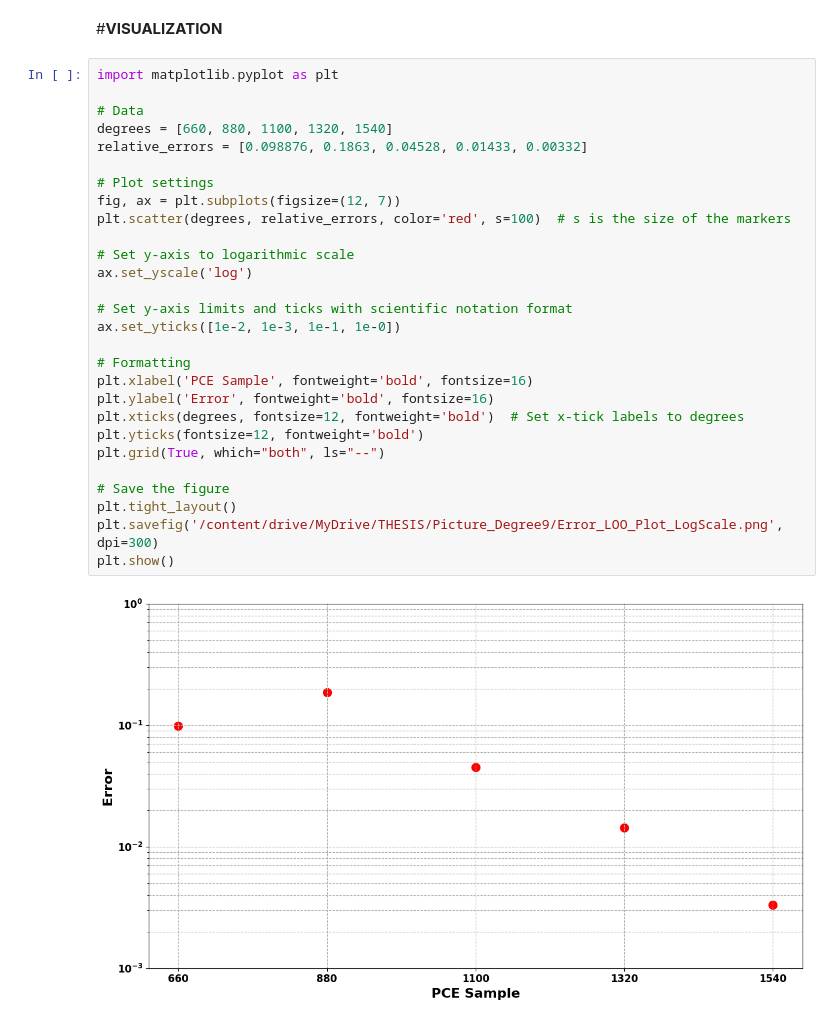
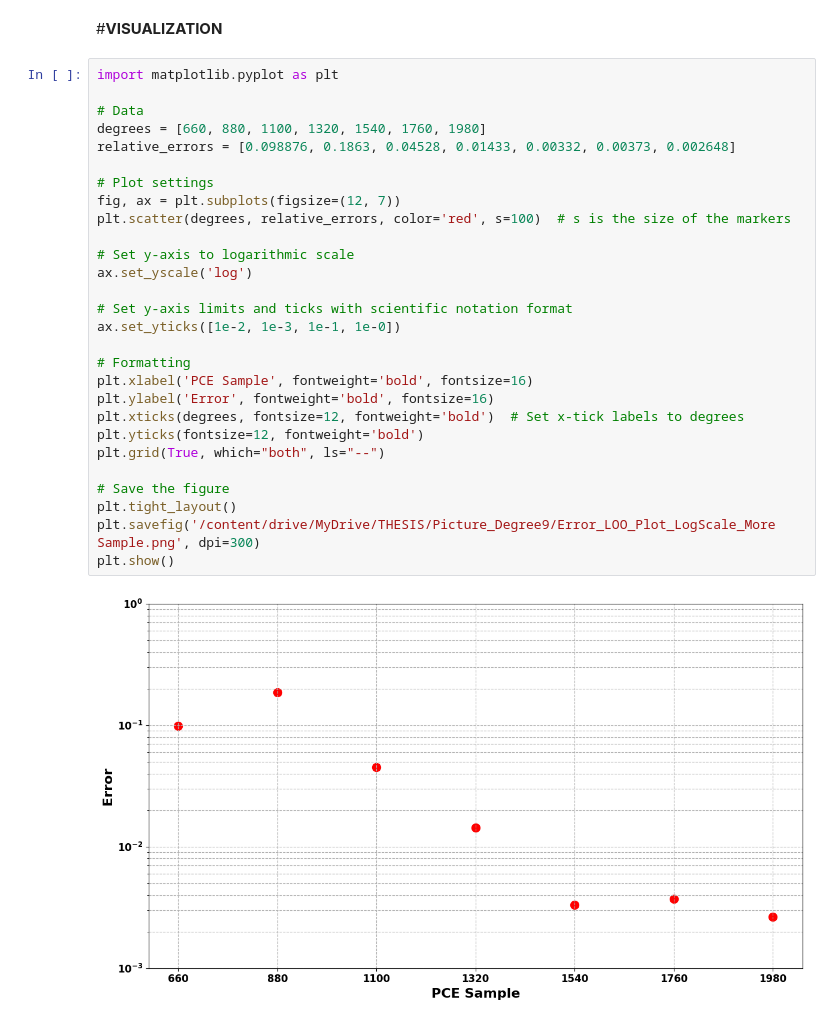
Before and after one commit to TMhdSofyan/Convergence_Analysis, a Jupyter notebook: Revised_Degree9_Tuned_V2.ipynb, the cells around one changed output. Drawn from its saved outputs; the diff is of its cells as text.

```diff
--- a/Revised_Degree9_Tuned_V2.ipynb
+++ b/Revised_Degree9_Tuned_V2.ipynb
@@ -2320,33 +3013,33 @@ _____
 # %%
 import matplotlib.pyplot as plt
 
 # Data
-degrees = [660, 880, 1100, 1320, 1540]
-relative_errors = [0.098876, 0.1863, 0.04528, 0.01433, 0.00332]
+degrees = [660, 880, 1100, 1320, 1540, 1760, 1980]
+relative_errors = [0.098876, 0.1863, 0.04528, 0.01433, 0.00332, 0.00373, 0.002648]
 
 # Plot settings
 fig, ax = plt.subplots(figsize=(12, 7))
 plt.scatter(degrees, relative_errors, color='red', s=100)  # s is the size of the markers
 
 # Set y-axis to logarithmic scale
 ax.set_yscale('log')
 
 # Set y-axis limits and ticks with scientific notation format
 ax.set_yticks([1e-2, 1e-3, 1e-1, 1e-0])
 
 # Formatting
 plt.xlabel('PCE Sample', fontweight='bold', fontsize=16)
 plt.ylabel('Error', fontweight='bold', fontsize=16)
 plt.xticks(degrees, fontsize=12, fontweight='bold')  # Set x-tick labels to degrees
 plt.yticks(fontsize=12, fontweight='bold')
 plt.grid(True, which="both", ls="--")
 
 # Save the figure
 plt.tight_layout()
-plt.savefig('/content/drive/MyDrive/THESIS/Picture_Degree9/Error_LOO_Plot_LogScale.png', dpi=300)
+plt.savefig('/content/drive/MyDrive/THESIS/Picture_Degree9/Error_LOO_Plot_LogScale_More Sample.png', dpi=300)
 plt.show()
 # %% [output]
-[figure, old version]
+[figure, new version]
 # %%
 import matplotlib.pyplot as plt
 
```
Also changed, not shown: parts of 40 cells of this notebook.
